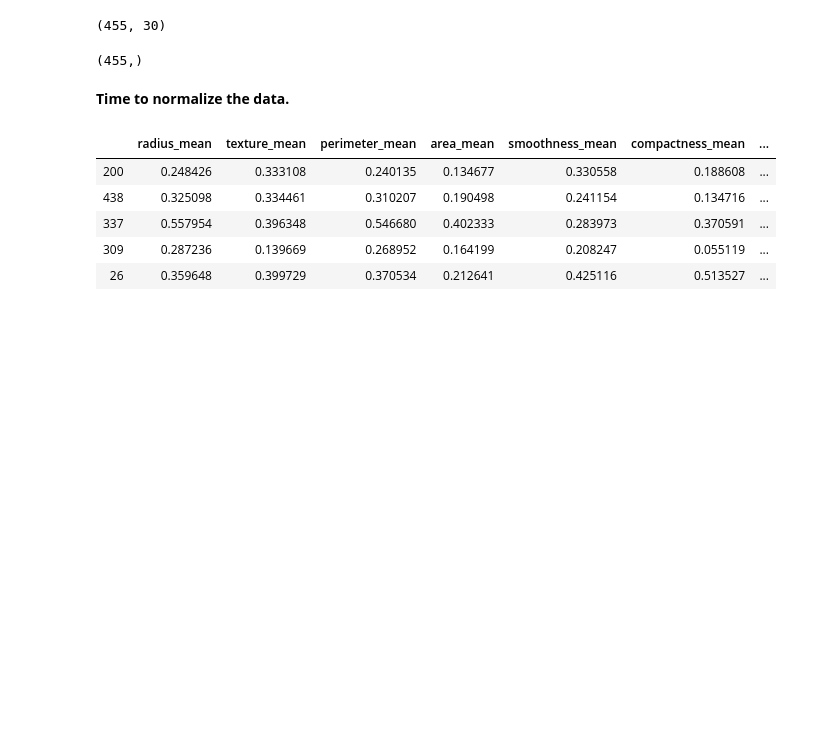
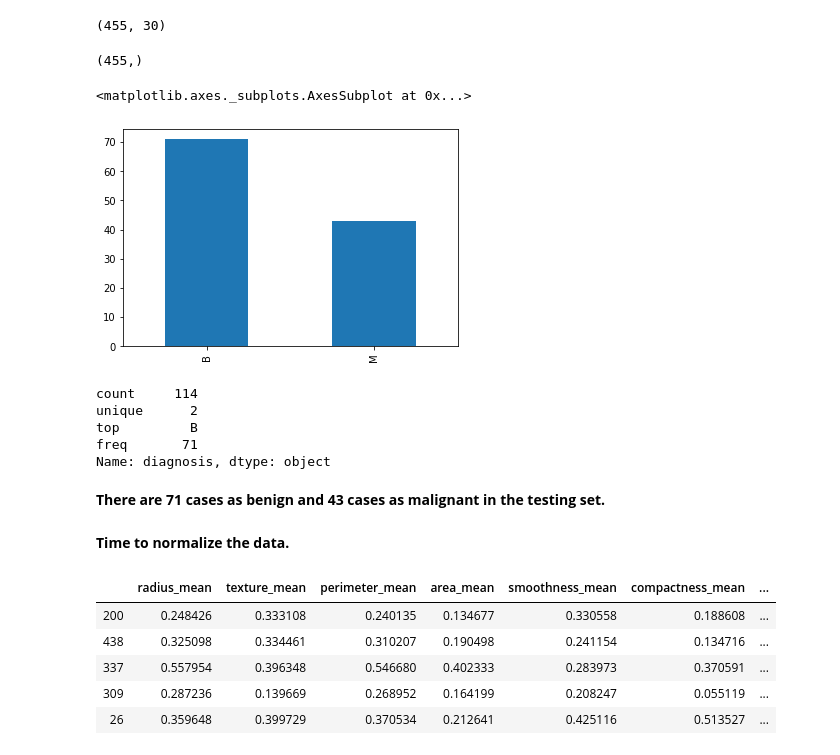
Before and after one commit to Rchundru/DSC478, a Jupyter notebook: Project/Final_project.ipynb, the cells around one changed output. Drawn from its saved outputs; the diff is of its cells as text; code cells hidden in the pictures; blank space fills up the shorter version.

```diff
--- a/Project/Final_project.ipynb
+++ b/Project/Final_project.ipynb
@@ -181,6 +181,21 @@ data_train.shape
 data_target_train.shape
 # %% [output]
 (455,)
+# %%
+data_target_test.value_counts().plot(kind='bar')
+# %% [output]
+<matplotlib.axes._subplots.AxesSubplot at 0x...>
+[figure, added]
+# %%
+data_target_test.describe()
+# %% [output]
+count     114
+unique      2
+top         B
+freq       71
+Name: diagnosis, dtype: object
+# %% [markdown]
+<B>There are 71 cases as benign and 43 cases as malignant in the testing set.<B>
 # %% [markdown]
 <B>Time to normalize the data.<B>
 # %%
```
Also changed, not shown: parts of 16 cells of this notebook.
